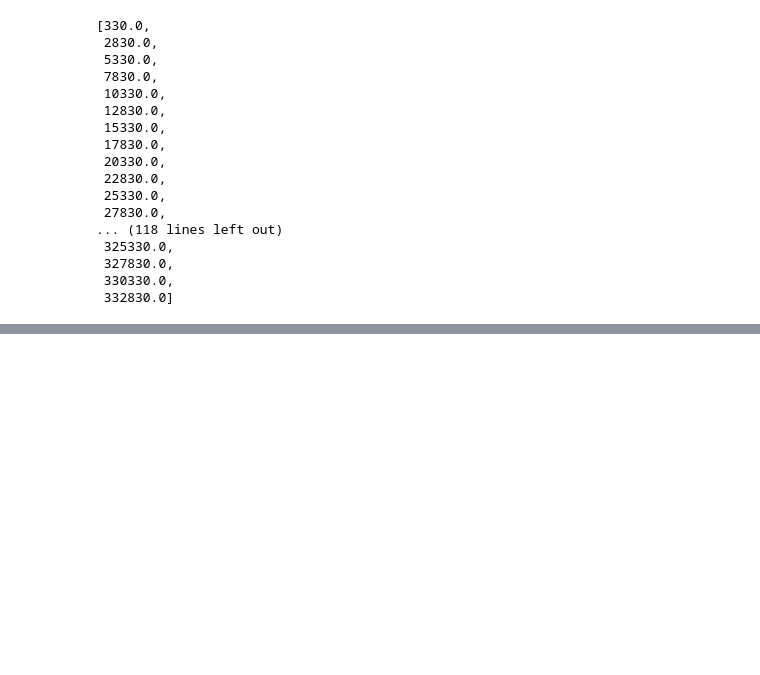
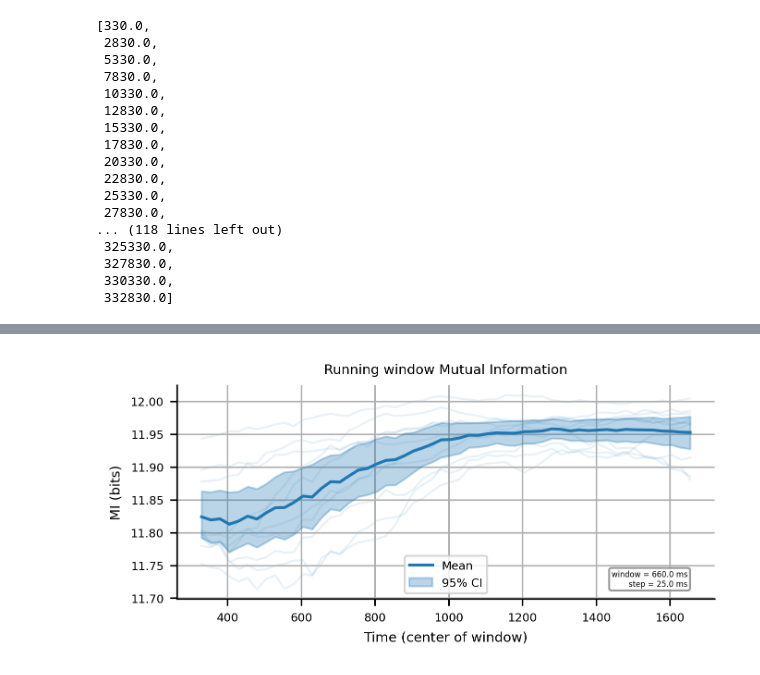
Before and after one commit to mjadiaz/rnjax, a Jupyter notebook: notebooks/metrics_csv_analysis_spikes.ipynb, the cells around one changed output, grey strips where cells are left out. Saved outputs shown, nothing was run; the diff lists cells and outputs as text; code cells hidden in the pictures; blank space fills up the shorter version.

```diff
--- a/notebooks/metrics_csv_analysis_spikes.ipynb
+++ b/notebooks/metrics_csv_analysis_spikes.ipynb
@@ -413,0 +536,33 @@ real_times
+# %%
+# Use the time axis from the first batch (assumes all aligned)
+time_axis = post_batch_times[0][:max_len]
+# Build the annotation string
+params_text = f"window = {window_size*0.25:.1f} ms\nstep = {step_size*0.25:.1f} ms"
+
+plt.figure(figsize=(5,2))
+
+for batch in range(10):
+    plt.plot(post_batch_times[batch], post_batch_mis[batch], color='C0', alpha=0.1, zorder=0, linewidth=1)
+
+plt.plot(time_axis, means, color='C0', label='Mean', zorder=9)
+plt.fill_between(time_axis, cis_low, cis_high, color='C0', alpha=0.3, label='95% CI', zorder=8)
+
+plt.xlabel("Time (center of window)")
+plt.ylabel("MI (bits)")
+#plt.axvline(2000, color='red', linestyle='--')
+
+# Put parameters in a text box inside the plot
+plt.text(
+    0.95, 0.05, params_text,
+    transform=plt.gca().transAxes,   # relative to axes (0–1)
+    ha='right', va='bottom',
+    fontsize=4,
+    bbox=dict(facecolor='white', alpha=0.8, edgecolor='gray', boxstyle='round,pad=0.3')
+)
+
+plt.title("Running window Mutual Information")
+plt.grid(True)
+plt.legend()
+plt.show()
+# %% [output]
+[figure, added]
```
Also changed, not shown: parts of 7 cells of this notebook, 1 other file.
